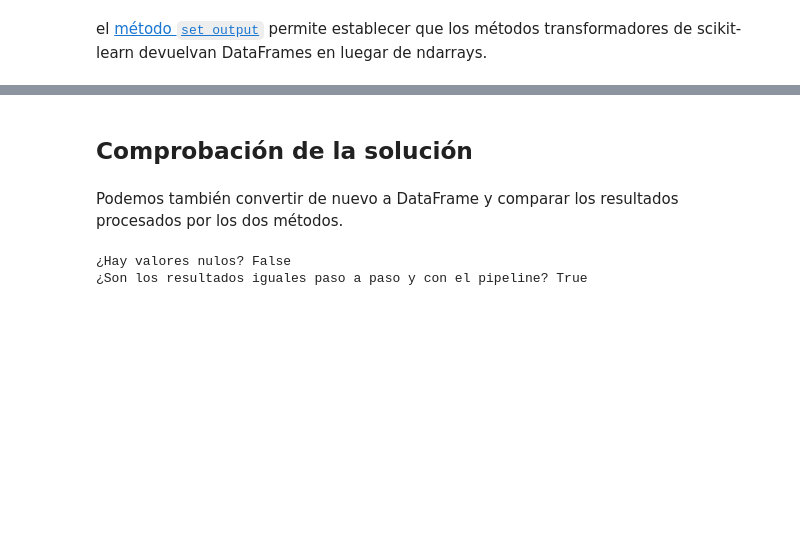
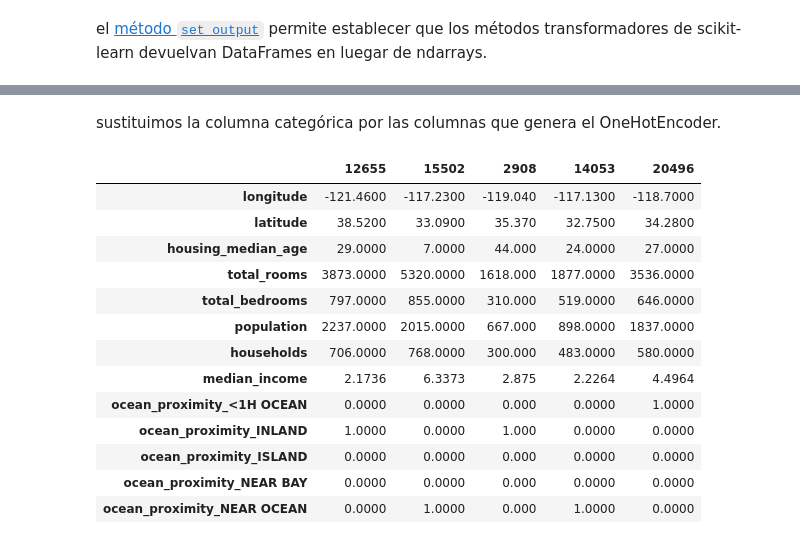
Before and after one commit to avidaldo/ia23, a Jupyter notebook: end2end/e2e05_knnimputer.ipynb, the cells around one changed output, grey strips where cells are left out. Saved outputs shown, nothing was run; the diff lists cells and outputs as text; code cells hidden in the pictures; blank space fills up the shorter version.

```diff
--- a/end2end/e2e05_knnimputer.ipynb
+++ b/end2end/e2e05_knnimputer.ipynb
@@ -152,16 +74,20 @@ X_train_imputed_b = pipeline.fit_transform(X_train) # Aplicamos el pipeline a lo
-# %% [markdown]
-## Comprobación de la solución
-# %% [markdown]
-Podemos también convertir de nuevo a DataFrame y comparar los resultados procesados por los dos métodos.
-# %%
-X_train_imputed_b = pd.DataFrame( # convertimos el resultado a DataFrame
-    X_train_imputed_b,
-    columns=transformer1.get_feature_names_out(), index=X_train.index)
-
-print("¿Hay valores nulos?", X_train_imputed_b.isna().any().any()) # Verificamos que no hay valores nulos
-
-# Comprobamos que X_train_imputed_a y X_train_imputed_b son iguales
-print("¿Son los resultados iguales paso a paso y con el pipeline?",(X_train_imputed_a.values==X_train_imputed_b.values).all())
-# %% [output]
-¿Hay valores nulos? False
-¿Son los resultados iguales paso a paso y con el pipeline? True
+# %% [markdown]
+sustituimos la columna categórica por las columnas que genera el OneHotEncoder.
+# %%
+X_train_ohe = pd.concat([X_train.drop(columns="ocean_proximity"), X_train_cat_ohe], axis=1)
+X_train_ohe.head().T
+# %% [output]
+|  | 12655 | 15502 | 2908 | 14053 | 20496 |
+| longitude | -121.4600 | -117.2300 | -119.040 | -117.1300 | -118.7000 |
+| latitude | 38.5200 | 33.0900 | 35.370 | 32.7500 | 34.2800 |
+| housing_median_age | 29.0000 | 7.0000 | 44.000 | 24.0000 | 27.0000 |
+| total_rooms | 3873.0000 | 5320.0000 | 1618.000 | 1877.0000 | 3536.0000 |
+| total_bedrooms | 797.0000 | 855.0000 | 310.000 | 519.0000 | 646.0000 |
+| population | 2237.0000 | 2015.0000 | 667.000 | 898.0000 | 1837.0000 |
+| households | 706.0000 | 768.0000 | 300.000 | 483.0000 | 580.0000 |
+| median_income | 2.1736 | 6.3373 | 2.875 | 2.2264 | 4.4964 |
+| ocean_proximity_<1H OCEAN | 0.0000 | 0.0000 | 0.000 | 0.0000 | 1.0000 |
+| ocean_proximity_INLAND | 1.0000 | 0.0000 | 1.000 | 0.0000 | 0.0000 |
+| ocean_proximity_ISLAND | 0.0000 | 0.0000 | 0.000 | 0.0000 | 0.0000 |
+| ocean_proximity_NEAR BAY | 0.0000 | 0.0000 | 0.000 | 0.0000 | 0.0000 |
+| ocean_proximity_NEAR OCEAN | 0.0000 | 1.0000 | 0.000 | 1.0000 | 0.0000 |
```
Also changed, not shown: parts of 45 cells of this notebook, 1 other file.
